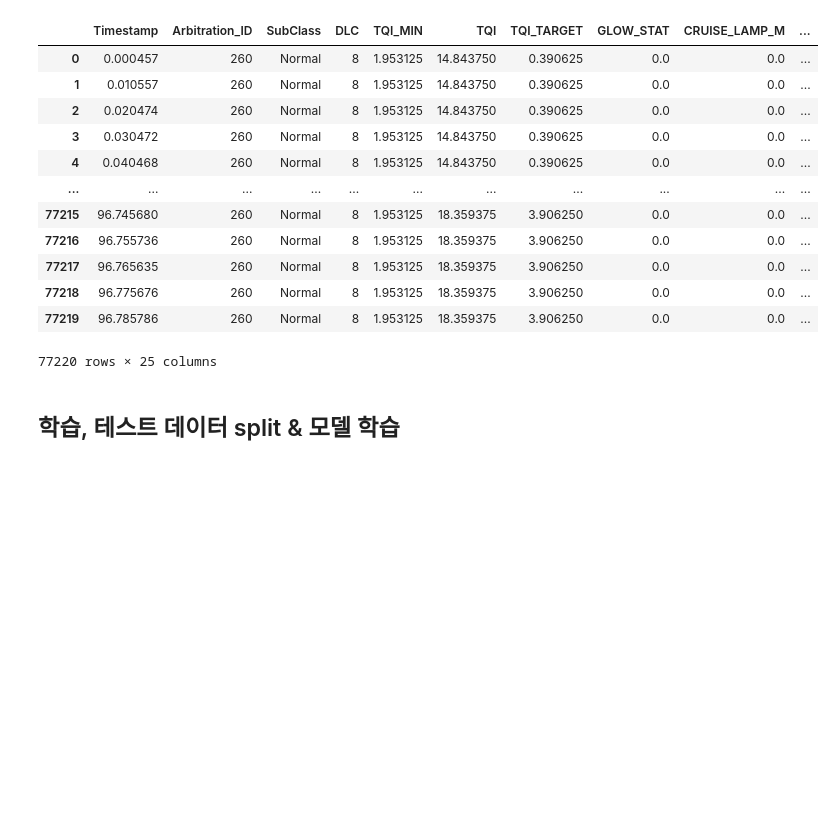
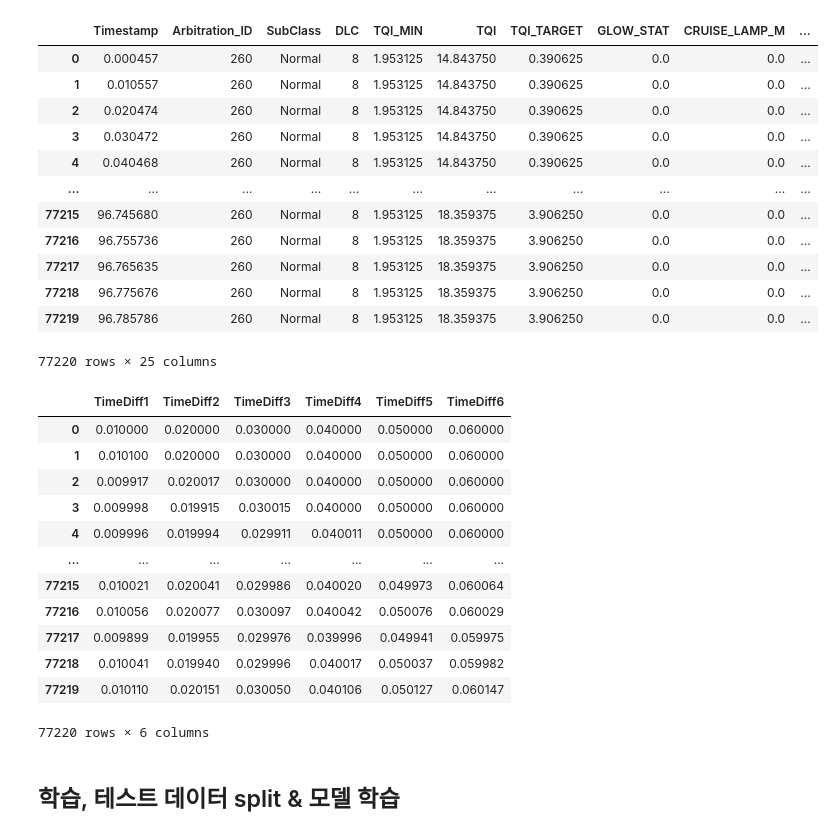
Before and after one commit to shinbad/can_bus, a Jupyter notebook: CAN_ANN_Timediff_20240701.ipynb, the cells around one changed output. Drawn from its saved outputs; the diff is of its cells as text; code cells hidden in the pictures; blank space fills up the shorter version.

```diff
--- a/CAN_ANN_Timediff_20240701.ipynb
+++ b/CAN_ANN_Timediff_20240701.ipynb
@@ -175,6 +175,22 @@ dfs_by_id_test['df_260_combined']
 | 77218 | 96.775676 | 260 | Normal | 8 | 1.953125 | 18.359375 | 3.906250 | 0.0 | 0.0 | ... |
 | 77219 | 96.785786 | 260 | Normal | 8 | 1.953125 | 18.359375 | 3.906250 | 0.0 | 0.0 | ... |
 77220 rows × 25 columns
+# %%
+dfs_by_id_test['df_260_combined'].iloc[:,-6:]
+# %% [output]
+|  | TimeDiff1 | TimeDiff2 | TimeDiff3 | TimeDiff4 | TimeDiff5 | TimeDiff6 |
+| 0 | 0.010000 | 0.020000 | 0.030000 | 0.040000 | 0.050000 | 0.060000 |
+| 1 | 0.010100 | 0.020000 | 0.030000 | 0.040000 | 0.050000 | 0.060000 |
+| 2 | 0.009917 | 0.020017 | 0.030000 | 0.040000 | 0.050000 | 0.060000 |
+| 3 | 0.009998 | 0.019915 | 0.030015 | 0.040000 | 0.050000 | 0.060000 |
+| 4 | 0.009996 | 0.019994 | 0.029911 | 0.040011 | 0.050000 | 0.060000 |
+| ... | ... | ... | ... | ... | ... | ... |
+| 77215 | 0.010021 | 0.020041 | 0.029986 | 0.040020 | 0.049973 | 0.060064 |
+| 77216 | 0.010056 | 0.020077 | 0.030097 | 0.040042 | 0.050076 | 0.060029 |
+| 77217 | 0.009899 | 0.019955 | 0.029976 | 0.039996 | 0.049941 | 0.059975 |
+| 77218 | 0.010041 | 0.019940 | 0.029996 | 0.040017 | 0.050037 | 0.059982 |
+| 77219 | 0.010110 | 0.020151 | 0.030050 | 0.040106 | 0.050127 | 0.060147 |
+77220 rows × 6 columns
 # %% [markdown]
 ## 학습, 테스트 데이터 split & 모델 학습
 # %%
```
Also changed, not shown: parts of 7 cells of this notebook.
